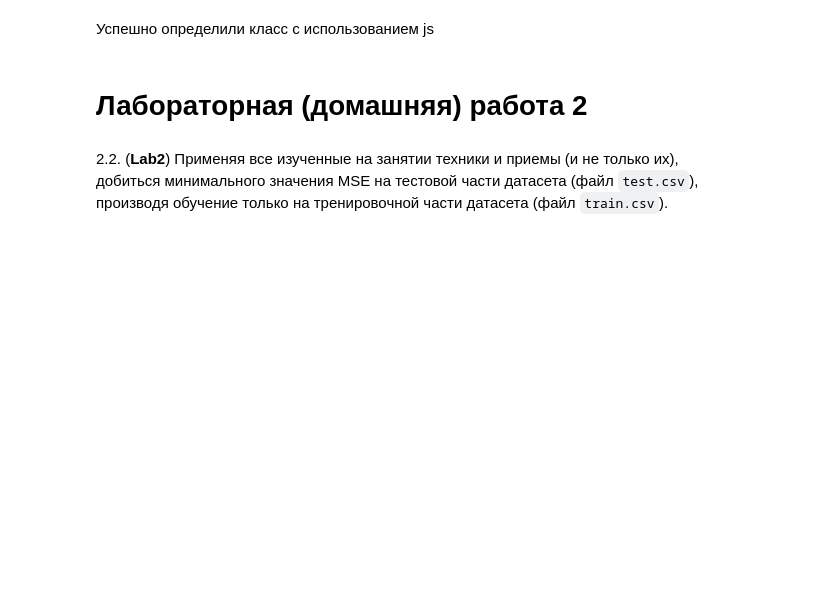
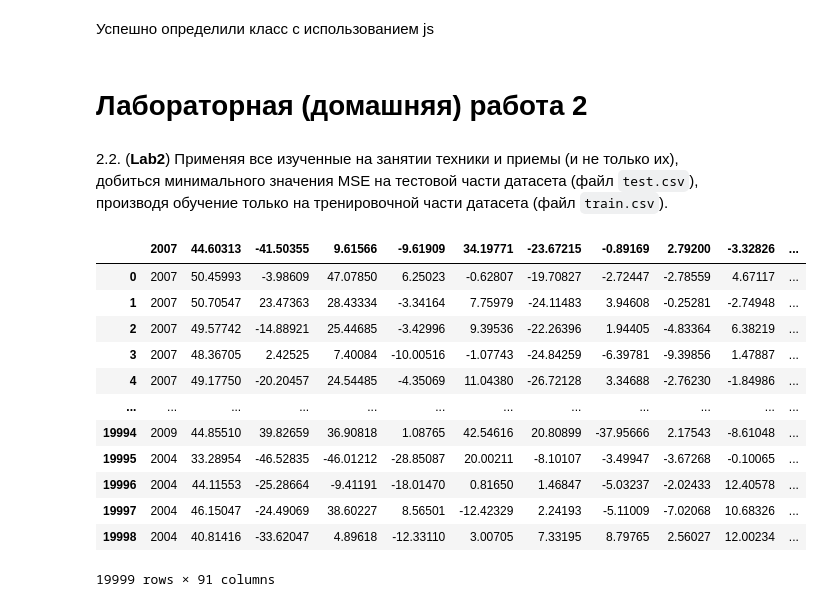
Before and after one commit to bitcoineazy/Machine_Learning, a Jupyter notebook: PyTorch/KABYTE_FA/02_MLOps/sem02_pytorch_advanced_v1.ipynb, the cells around one changed output. Cells and saved outputs as stored; diff of their text form; code cells hidden in the pictures; blank space fills up the shorter version.

```diff
--- a/PyTorch/KABYTE_FA/02_MLOps/sem02_pytorch_advanced_v1.ipynb
+++ b/PyTorch/KABYTE_FA/02_MLOps/sem02_pytorch_advanced_v1.ipynb
@@ -974,0 +984,16 @@ runExample();
+# %%
+test_data
+# %% [output]
+|  | 2007 | 44.60313 | -41.50355 | 9.61566 | -9.61909 | 34.19771 | -23.67215 | -0.89169 | 2.79200 | -3.32826 | ... |
+| 0 | 2007 | 50.45993 | -3.98609 | 47.07850 | 6.25023 | -0.62807 | -19.70827 | -2.72447 | -2.78559 | 4.67117 | ... |
+| 1 | 2007 | 50.70547 | 23.47363 | 28.43334 | -3.34164 | 7.75979 | -24.11483 | 3.94608 | -0.25281 | -2.74948 | ... |
+| 2 | 2007 | 49.57742 | -14.88921 | 25.44685 | -3.42996 | 9.39536 | -22.26396 | 1.94405 | -4.83364 | 6.38219 | ... |
+| 3 | 2007 | 48.36705 | 2.42525 | 7.40084 | -10.00516 | -1.07743 | -24.84259 | -6.39781 | -9.39856 | 1.47887 | ... |
+| 4 | 2007 | 49.17750 | -20.20457 | 24.54485 | -4.35069 | 11.04380 | -26.72128 | 3.34688 | -2.76230 | -1.84986 | ... |
+| ... | ... | ... | ... | ... | ... | ... | ... | ... | ... | ... | ... |
+| 19994 | 2009 | 44.85510 | 39.82659 | 36.90818 | 1.08765 | 42.54616 | 20.80899 | -37.95666 | 2.17543 | -8.61048 | ... |
+| 19995 | 2004 | 33.28954 | -46.52835 | -46.01212 | -28.85087 | 20.00211 | -8.10107 | -3.49947 | -3.67268 | -0.10065 | ... |
+| 19996 | 2004 | 44.11553 | -25.28664 | -9.41191 | -18.01470 | 0.81650 | 1.46847 | -5.03237 | -2.02433 | 12.40578 | ... |
+| 19997 | 2004 | 46.15047 | -24.49069 | 38.60227 | 8.56501 | -12.42329 | 2.24193 | -5.11009 | -7.02068 | 10.68326 | ... |
+| 19998 | 2004 | 40.81416 | -33.62047 | 4.89618 | -12.33110 | 3.00705 | 7.33195 | 8.79765 | 2.56027 | 12.00234 | ... |
+19999 rows × 91 columns
```
Also changed, not shown: parts of 36 cells of this notebook, 3 other files.
